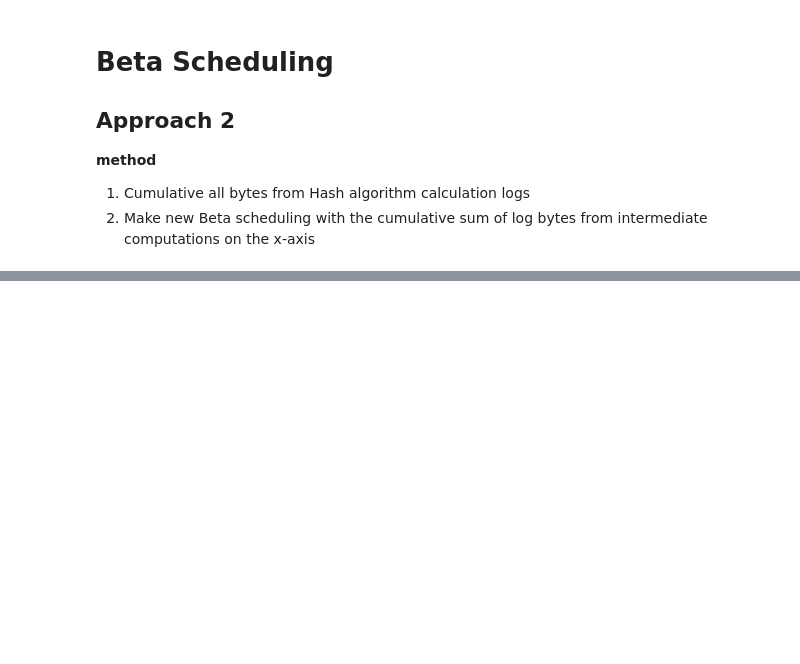
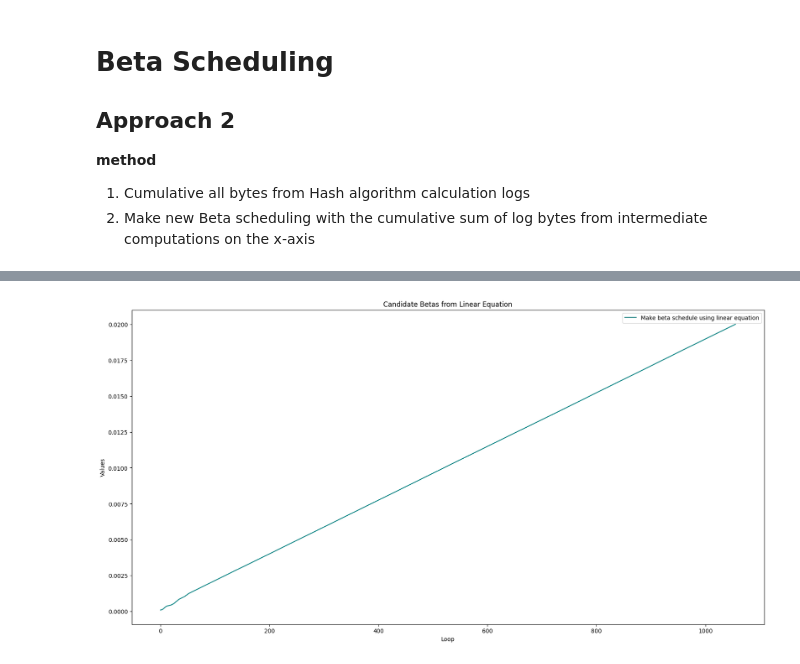
Before and after one commit to alphaka27/Diffusion_HASH_inverse, a Jupyter notebook: src/diffusion_hash_inv/analyze/analyze.ipynb, the cells around one changed output, grey strips where cells are left out. Drawn from its saved outputs; the diff is of its cells as text; code cells hidden in the pictures; blank space fills up the shorter version.

```diff
--- a/src/diffusion_hash_inv/analyze/analyze.ipynb
+++ b/src/diffusion_hash_inv/analyze/analyze.ipynb
@@ -238,8 +293,10 @@ print(f"Delta preview: {delta[:16]}")
 # %%
 plt.figure(figsize=(20, 10))
-plt.plot(beta_candidate_from_linear_eq, label='Make beta schedule using linear equation', color='cyan')
+plt.plot(beta_candidate_from_linear_eq, label='Make beta schedule using linear equation', color='teal')
 plt.legend()
 plt.title('Candidate Betas from Linear Equation')
 plt.xlabel('Loop')
 plt.ylabel('Values')
 plt.show()
+# %% [output]
+[figure, added]
```
Also changed, not shown: parts of 18 cells of this notebook, 5 other files.
